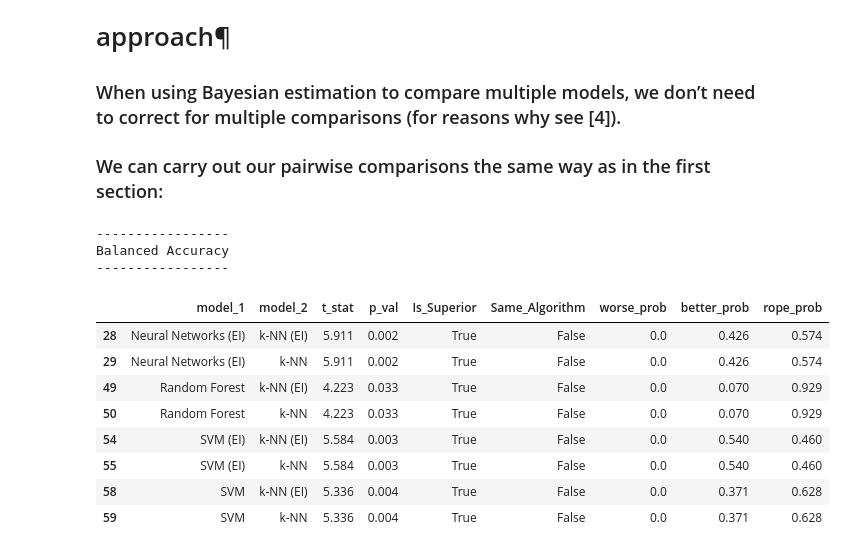
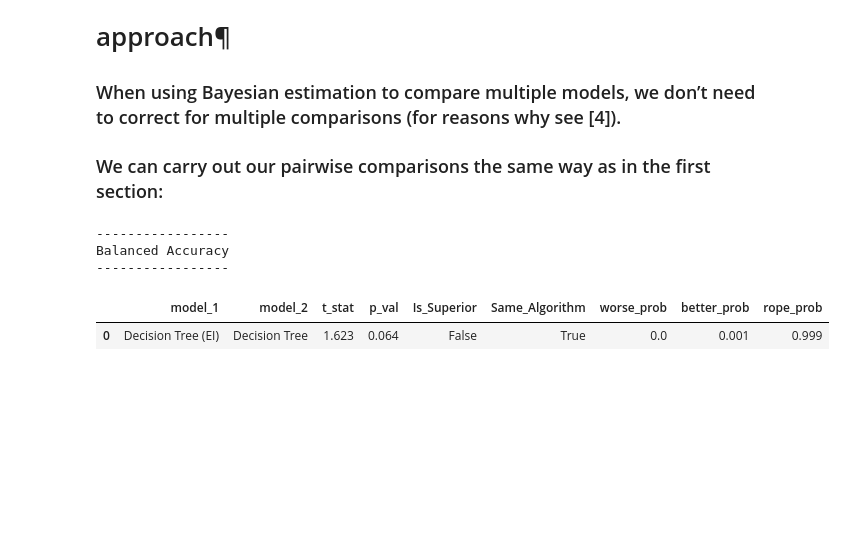
Before and after one commit to fabianopapaiz/als_prognosis_using_ensemble_imbalance, a Jupyter notebook: 05_Train_Validate_Models/16.1 - Multiple models comparison.ipynb, the cells around one changed output. Drawn from its saved outputs; the diff is of its cells as text; code cells hidden in the pictures; blank space fills up the shorter version.

```diff
--- a/05_Train_Validate_Models/16.1 - Multiple models comparison.ipynb
+++ b/05_Train_Validate_Models/16.1 - Multiple models comparison.ipynb
@@ -284,7 +284,7 @@ display(df_results_all.head(3))
 # Plot performance by each CV split CV test fold
 # %%
 # results_df = df_results_trainning.copy()
-results_df = df_results_all.copy()
+results_df = df_results_trainning.copy()
 
 
 
@@ -640,7 +632,7 @@ models_scores = [
 pairwise_bayesian = []
 pairwise_bayesian_df = pairwise_comp_df.copy()
 
-rope_interval = [-0.05, 0.05]
+rope_interval = [-0.1, 0.1]
 
 
 for algo_name, model_scores in models_scores:
@@ -652,42 +644,37 @@ for algo_name, model_scores in models_scores:
 
     for model_i, model_k in combinations(range(len(model_scores)), 2):
         model_i_scores = model_scores.iloc[model_i].values
         model_k_scores = model_scores.iloc[model_k].values
 
         differences = model_i_scores - model_k_scores
 
         t_post = t(
             df, loc=np.mean(differences), scale=utils_exec_models_new.corrected_std(differences, n_train, n_test)
         )
 
         worse_prob = t_post.cdf(rope_interval[0])
         better_prob = 1 - t_post.cdf(rope_interval[1])
         rope_prob = t_post.cdf(rope_interval[1]) - t_post.cdf(rope_interval[0])
 
         pairwise_bayesian.append([worse_prob, better_prob, rope_prob])
 
     pairwise_bayesian_df_aux = pd.DataFrame(
         pairwise_bayesian, columns=["worse_prob", "better_prob", "rope_prob"]
     ).round(3)
 
 
     pairwise_bayesian_df = pairwise_bayesian_df.join(pairwise_bayesian_df_aux)
-#     display(pairwise_bayesian_df)
 
-    display(pairwise_bayesian_df.loc[(pairwise_bayesian_df.Is_Superior)]) #.to_markdown(index=False))
+
+#     display(pairwise_bayesian_df.loc[(pairwise_bayesian_df.Is_Superior)]) #.to_markdown(index=False))
+#     print()
+#     display(pairwise_bayesian_df.loc[(pairwise_bayesian_df.Same_Algorithm)]) #.to_markdown(index=False))
+#     print()
+    display(pairwise_bayesian_df) #.to_markdown(index=False))
     print()
-    display(pairwise_bayesian_df.loc[(pairwise_bayesian_df.Same_Algorithm)]) #.to_markdown(index=False))
-    print()
 # %% [output]
 -----------------
 Balanced Accuracy
 -----------------
 |  | model_1 | model_2 | t_stat | p_val | Is_Superior | Same_Algorithm | worse_prob | better_prob | rope_prob |
-| 28 | Neural Networks (EI) | k-NN (EI) | 5.911 | 0.002 | True | False | 0.0 | 0.426 | 0.574 |
-| 29 | Neural Networks (EI) | k-NN | 5.911 | 0.002 | True | False | 0.0 | 0.426 | 0.574 |
-| 49 | Random Forest | k-NN (EI) | 4.223 | 0.033 | True | False | 0.0 | 0.070 | 0.929 |
-| 50 | Random Forest | k-NN | 4.223 | 0.033 | True | False | 0.0 | 0.070 | 0.929 |
-| 54 | SVM (EI) | k-NN (EI) | 5.584 | 0.003 | True | False | 0.0 | 0.540 | 0.460 |
-| 55 | SVM (EI) | k-NN | 5.584 | 0.003 | True | False | 0.0 | 0.540 | 0.460 |
-| 58 | SVM | k-NN (EI) | 5.336 | 0.004 | True | False | 0.0 | 0.371 | 0.628 |
-| 59 | SVM | k-NN | 5.336 | 0.004 | True | False | 0.0 | 0.371 | 0.628 |
+| 0 | Decision Tree (EI) | Decision Tree | 1.623 | 0.064 | False | True | 0.0 | 0.001 | 0.999 |
```
Also changed, not shown: parts of 10 cells of this notebook.
